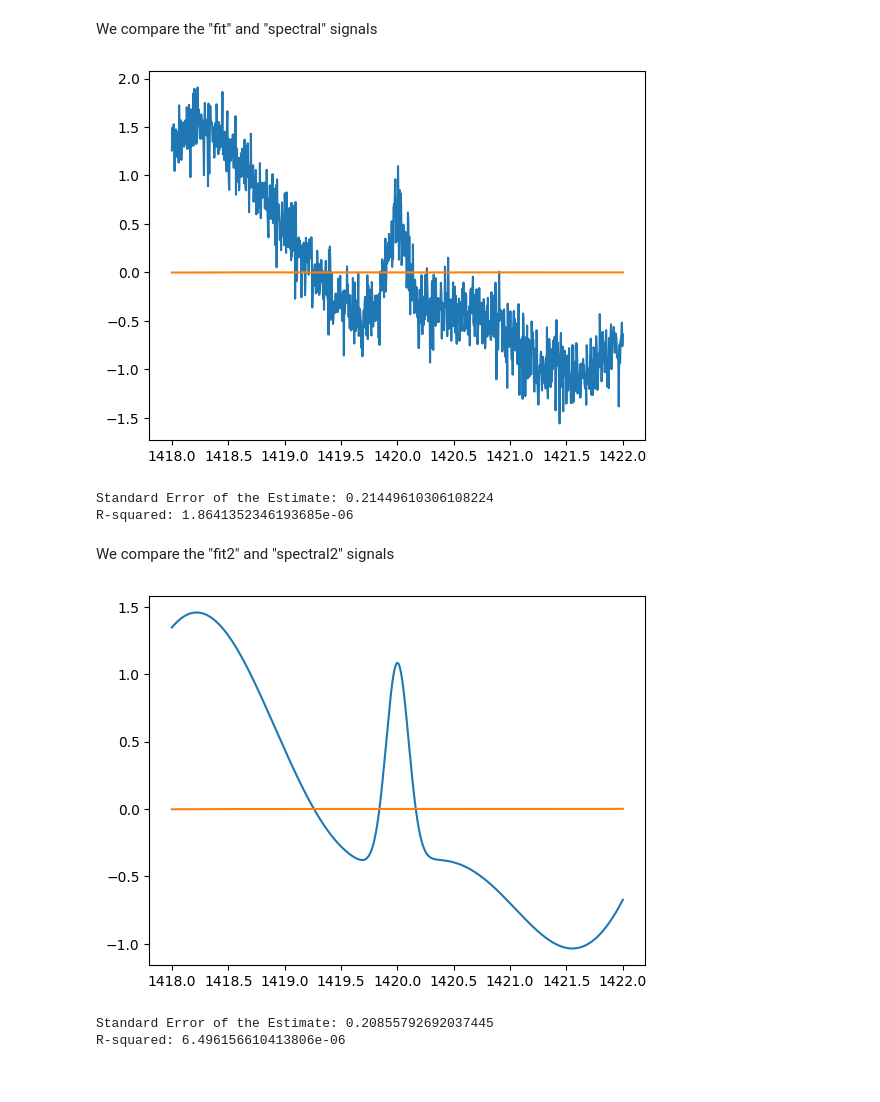
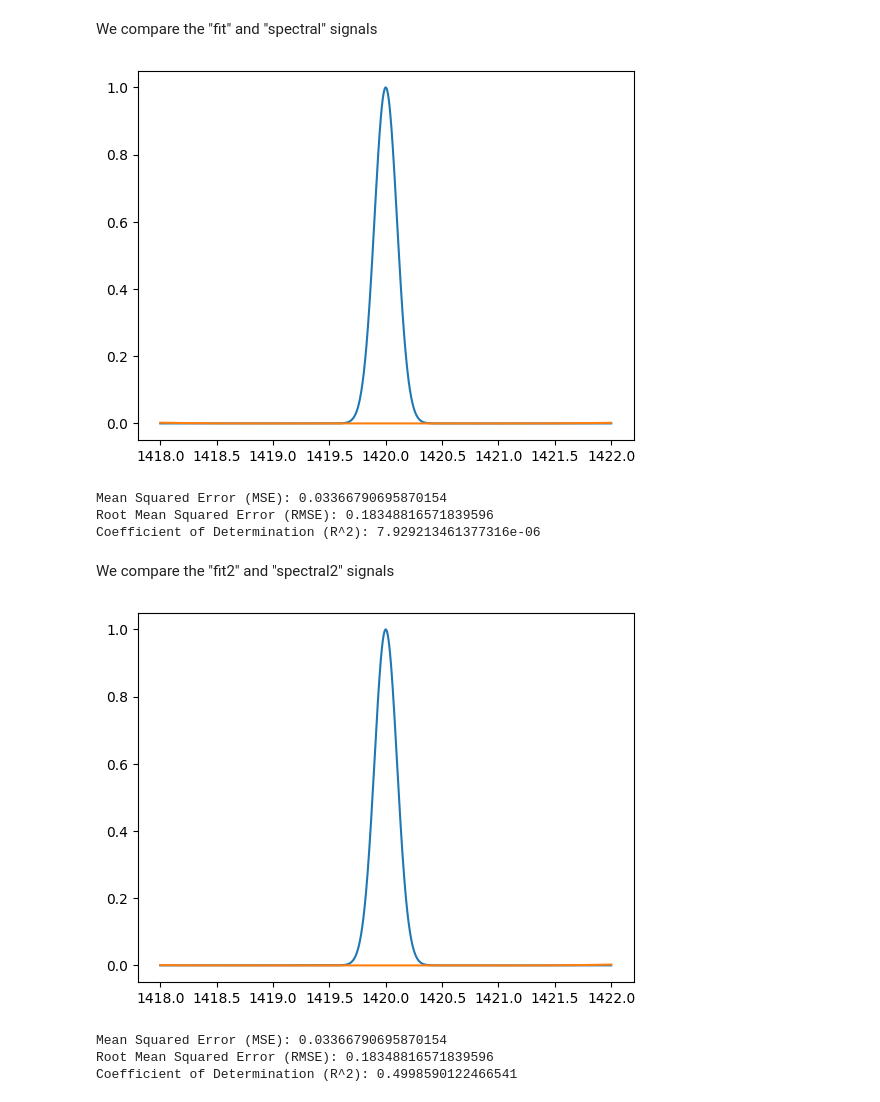
Before and after one commit to PanagiotisPetrid/ASTRO-BEAM-PanagiotisPetridis, a Jupyter notebook: ASTRO_BEAM_Task_7.ipynb, the cells around one changed output. Drawn from its saved outputs; the diff is of its cells as text; code cells hidden in the pictures.

```diff
--- a/ASTRO_BEAM_Task_7.ipynb
+++ b/ASTRO_BEAM_Task_7.ipynb
@@ -428,18 +430,19 @@ plt.show()
 # %% [markdown]
 Fitting the smooth signal
 # %%
-fit_degree = 10  # The degree of the polynomial
+fit_degree = 20  # The degree of the polynomial
 
 # Perform polynomial fitting using np.polyfit
 fit_poly_coefficients = np.polyfit(freq_range, smooth, fit_degree)
+fit_polynomial = np.poly1d(fit_poly_coefficients)
 
 # Generate the fitted polynomial values
-fit = np.polyval(fit_poly_coefficients, freq_range)
+fit = fit_polynomial(freq_range)
 
 # Plot the original smooth signal and the fitted polynomial
 plt.figure(figsize=(10, 6))
-plt.plot(freq_range, smooth, label='Data', color='blue')
-plt.plot(freq_range, fit, '-', label=f'Polynomial Fit (Degree {fit_degree})', color='red')
+plt.plot(freq_range, smooth, label='Smooth Signal')
+plt.plot(freq_range, fit, label=f'Polynomial Fit (Degree {fit_degree})', color='red')
 plt.title('Polynomial Fit to Smooth Signal')
 plt.xlabel('Frequency (MHz)')
 plt.ylabel('Relative Power')
@@ -448,5 +451,5 @@ plt.grid()
 plt.show()
 
 # Display the polynomial coefficients
-print(f"Polynomial coefficients (degree {degree}): {fit_poly_coefficients}")
+print(f"Polynomial coefficients (degree {fit_degree}): {fit_poly_coefficients}")
 # %% [output]
@@ -489,51 +495,64 @@ Polynomial coefficients (degree 50): [-6.39873647e-25  9.09073578e-22  1.2904876
 We compare the "fit" and "spectral" signals
 # %%
 # We firsly plot the "fit" and "spectral" signals in the same graph
-plt.plot(freq_range, spectral, label='smooth')
+plt.plot(freq_range, spectral_line_shape, label='smooth')
 plt.plot(freq_range, fit, label='fit')
 plt.show()
 
 # Calculate residuals
 residuals = smooth - fit
 
-# Calculate standard error of the estimate
-standard_error = np.sqrt(np.sum(residuals**2) / (len(smooth) - (degree + 1)))  # degree+1 because there are `degree+1` coefficients in polyfit
+# Calculate Mean Squared Error (MSE)
+mse = np.mean(residuals**2)
 
-# We calculate the R-squared matric to evaluate how well our model explains the "smooth" curve's points
+# Calculate Root Mean Squared Error (RMSE)
+rmse = np.sqrt(mse)
+
+# Calculate R^2
 ss_res = np.sum(residuals**2)
 ss_tot = np.sum((smooth - np.mean(smooth))**2)
 r_squared = 1 - (ss_res / ss_tot)
 
-# Display the error metrics
-print(f"Standard Error of the Estimate: {standard_error}")
-print(f"R-squared: {r_squared}")
+# Print error metrics
+print(f"Mean Squared Error (MSE): {mse}")
+print(f"Root Mean Squared Error (RMSE): {rmse}")
+print(f"Coefficient of Determination (R^2): {r_squared}")
 # %% [output]
-[figure, old version]
+[figure, new version]
-Standard Error of the Estimate: 0.21449610306108224
-R-squared: 1.8641352346193685e-06
+Mean Squared Error (MSE): 0.03366790695870154
+Root Mean Squared Error (RMSE): 0.18348816571839596
+Coefficient of Determination (R^2): 7.929213461377316e-06
 # %% [markdown]
 We compare the "fit2" and "spectral2" signals
 # %%
-# We firsly plot the "fit2" and "spectral2" signals in the same graph
-plt.plot(freq_range2, spectral2, label='smooth')
+#Upsample the spectral_line_shape
+spectral_line_shape2 = np.interp(np.linspace(freq_range[0], freq_range[-1], 2000), freq_range, spectral_line_shape)
+
+# We firsly plot the "fit2" and "spectral_line_shape2" signals in the same graph
+plt.plot(freq_range2, spectral_line_shape2, label='smooth')
 plt.plot(freq_range2, fit2, label='fit')
 plt.show()
 
 # Calculate residuals
 residuals2 = smooth2 - fit2
 
-# Calculate standard error of the estimate
-standard_error2 = np.sqrt(np.sum(residuals2**2) / (len(smooth2) - (degree2 + 1)))  # degree+1 because there are `degree+1` coefficients in polyfit
+# Calculate Mean Squared Error (MSE)
+mse2 = np.mean(residuals**2)
 
-# We calculate the R-squared matric to evaluate how well our model explains the "smooth" curve's points
-ss_res2 = np.sum(residuals2**2)
+# Calculate Root Mean Squared Error (RMSE)
+rmse2 = np.sqrt(mse2)
+
+# Calculate R^2
+ss_res2 = np.sum(residuals**2)
 ss_tot2 = np.sum((smooth2 - np.mean(smooth2))**2)
 r_squared2 = 1 - (ss_res2 / ss_tot2)
 
-# Display the error metrics
-print(f"Standard Error of the Estimate: {standard_error2}")
-print(f"R-squared: {r_squared2}")
+# Print error metrics
+print(f"Mean Squared Error (MSE): {mse2}")
+print(f"Root Mean Squared Error (RMSE): {rmse2}")
+print(f"Coefficient of Determination (R^2): {r_squared2}")
 # %% [output]
-[figure, old version]
+[figure, new version]
-Standard Error of the Estimate: 0.20855792692037445
-R-squared: 6.496156610413806e-06
+Mean Squared Error (MSE): 0.03366790695870154
+Root Mean Squared Error (RMSE): 0.18348816571839596
+Coefficient of Determination (R^2): 0.4998590122466541
```
Also changed, not shown: parts of 11 cells of this notebook.
